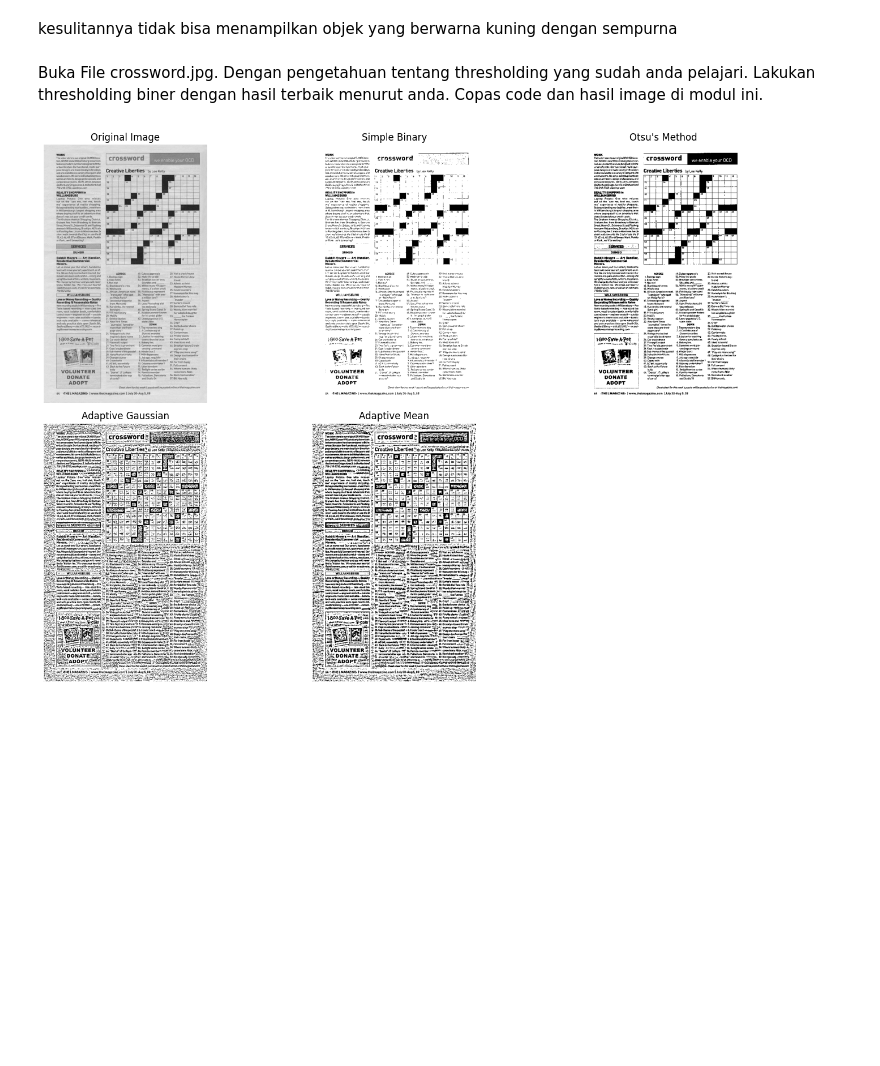
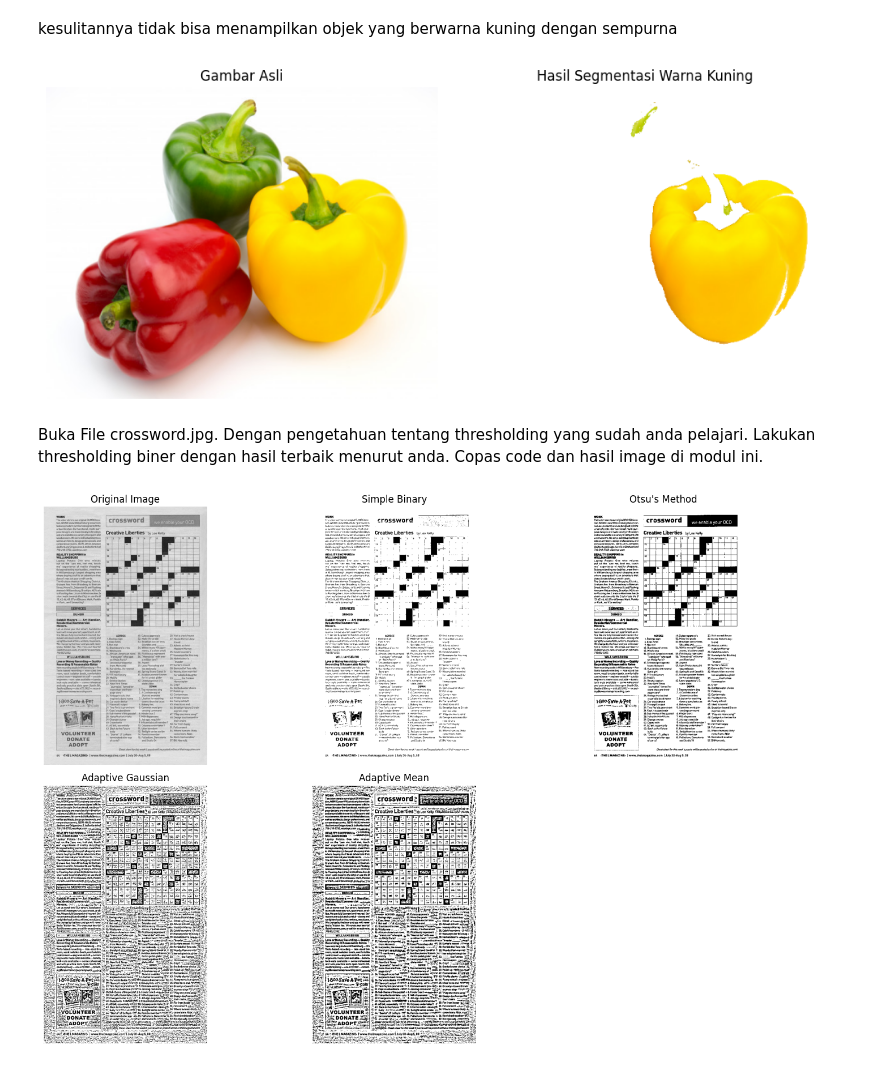
Before and after one commit to ikhwandio4/PCVK_Ganjil_2024, a Jupyter notebook: pcvk_modul_10.ipynb, the cells around one changed output. Saved outputs shown, nothing was run; the diff lists cells and outputs as text; code cells hidden in the pictures; blank space fills up the shorter version.

```diff
--- a/pcvk_modul_10.ipynb
+++ b/pcvk_modul_10.ipynb
@@ -256,5 +210,62 @@ plt.show()
 # %% [markdown]
 kesulitannya tidak bisa menampilkan objek yang berwarna kuning dengan sempurna
+# %%
+import cv2 as cv
+import numpy as np
+import matplotlib.pyplot as plt
+
+# Tahap 1: Memuat gambar dan mengonversi format warna
+image_path = '/content/drive/MyDrive/pcvk/peppers.jpg'
+image = cv.imread(image_path)
+image_rgb = cv.cvtColor(image, cv.COLOR_BGR2RGB)  # Mengonversi BGR ke RGB untuk ditampilkan dengan benar di Matplotlib
+
+# Tahap 2: Mengubah gambar menjadi format 2D untuk K-Means clustering
+pixels = image_rgb.reshape((-1, 3)).astype(np.float32)  # Mengubah gambar menjadi array 2D dan tipe float32
+
+# Tahap 3: Menentukan jumlah cluster dan menerapkan K-Means clustering
+k = 7  # Jumlah cluster
+criteria = (cv.TERM_CRITERIA_EPS + cv.TERM_CRITERIA_MAX_ITER, 100, 0.2)
+_, labels, centers = cv.kmeans(pixels, k, None, criteria, 10, cv.KMEANS_RANDOM_CENTERS)
+
+# Tahap 4: Rekonstruksi gambar dari hasil K-Means
+segmented_image = centers[labels.flatten()].reshape(image_rgb.shape).astype(np.uint8)
+
+# Tahap 5: Mengonversi gambar tersegmentasi ke ruang warna HSV untuk segmentasi warna kuning
+hsv_image = cv.cvtColor(segmented_image, cv.COLOR_RGB2HSV)
+
+# Menentukan batas warna kuning dalam ruang warna HSV
+lower_yellow = np.array([20, 100, 100])
+upper_yellow = np.array([30, 255, 255])
+
+# Membuat mask untuk warna kuning
+yellow_mask = cv.inRange(hsv_image, lower_yellow, upper_yellow)
+
+# Tahap 6: Menerapkan mask pada gambar asli untuk menyoroti warna kuning
+highlight_yellow = cv.bitwise_and(image_rgb, image_rgb, mask=yellow_mask)
+
+# Tahap 7: Mengganti latar belakang non-kuning dengan warna putih
+white_background = np.full_like(image_rgb, 255)
+segmented_with_white_bg = np.where(yellow_mask[:, :, np.newaxis] == 255, highlight_yellow, white_background)
+
+# Menampilkan hasil
+plt.figure(figsize=(10, 5))
+
+# Menampilkan gambar asli
+plt.subplot(1, 2, 1)
+plt.imshow(image_rgb)
+plt.title('Gambar Asli')
+plt.axis('off')
+
+# Menampilkan hasil segmentasi warna kuning dengan latar belakang putih
+plt.subplot(1, 2, 2)
+plt.imshow(segmented_with_white_bg)
+plt.title('Hasil Segmentasi Warna Kuning')
+plt.axis('off')
+
+plt.tight_layout()
+plt.show()
+# %% [output]
+[figure, added]
 # %% [markdown]
 Buka File crossword.jpg. Dengan pengetahuan tentang thresholding yang sudah anda
 pelajari. Lakukan thresholding biner dengan hasil terbaik menurut anda. Copas code
```
Also changed, not shown: parts of 4 cells of this notebook.
